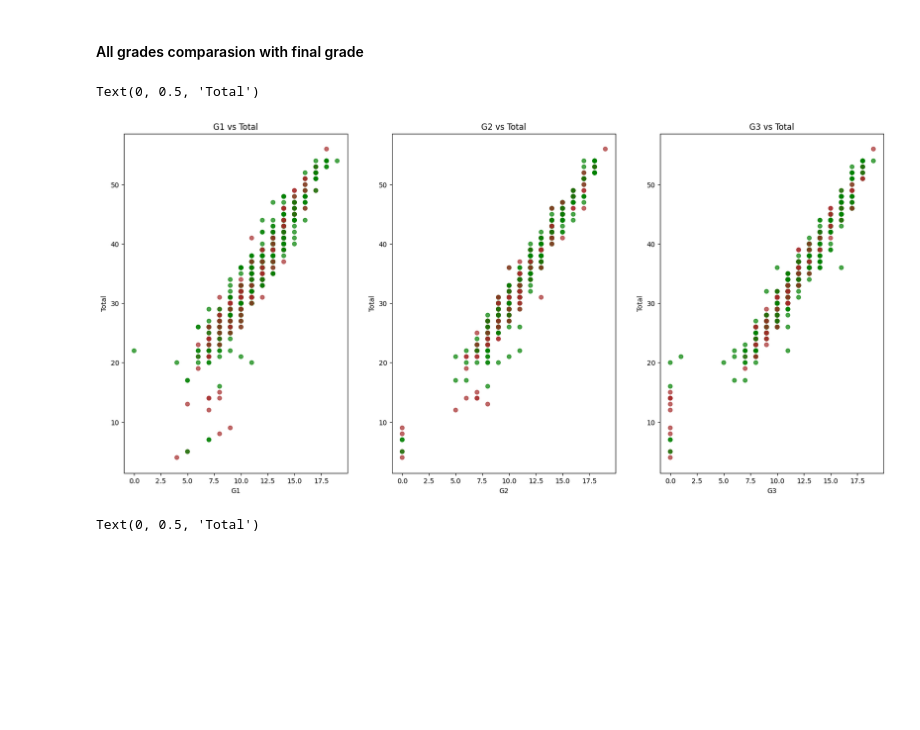
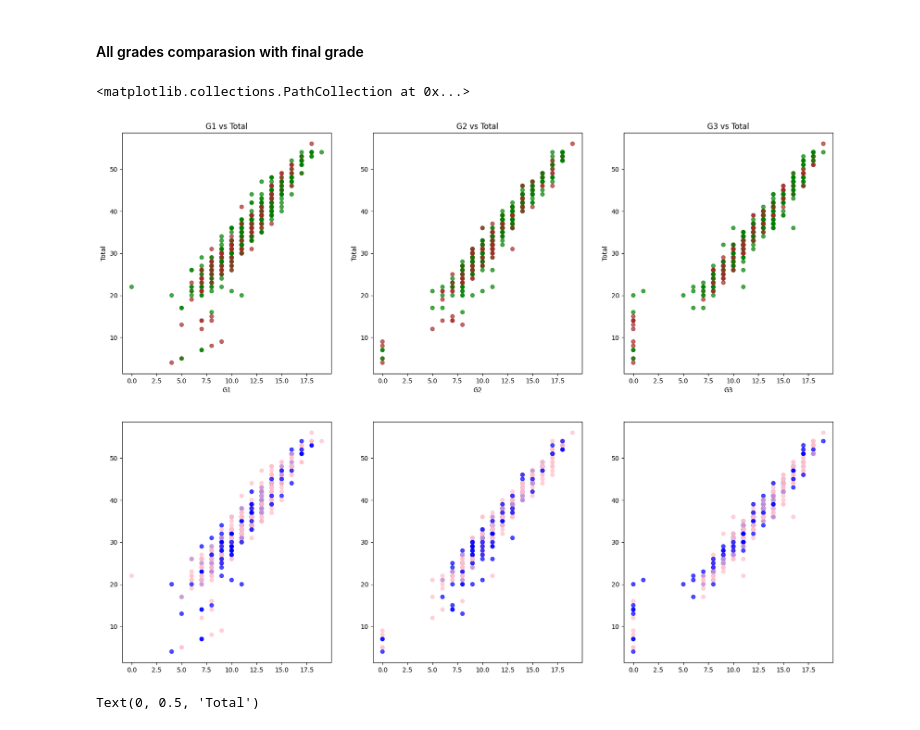
Before and after one commit to VBritis/EDA-StudentPerformance, a Jupyter notebook: EDA.ipynb, the cells around one changed output. Saved outputs shown, nothing was run; the diff lists cells and outputs as text; code cells hidden in the pictures; blank space fills up the shorter version.

```diff
--- a/EDA.ipynb
+++ b/EDA.ipynb
@@ -161,25 +168,39 @@ Text(0, 0.5, 'Mean of Final Grade')
 # %%
 #All grades comparasion with final grade
 colors = {'U': 'green', 'R': 'brown','M': 'blue','F': 'pink'}
-plt.figure(figsize=(20,9))
-plt.subplot(1, 3, 1)
+plt.figure(figsize=(20,15))
+plt.subplot(2, 3, 1)
 plt.scatter(df['G1'], df['total'], color=df['address'].map(colors), alpha=0.7)
 plt.title('G1 vs Total')
 plt.xlabel('G1')
 plt.ylabel('Total')
-plt.subplot(1,3,2)
+
+plt.subplot(2,3,2)
 plt.scatter(df['G2'], df['total'], color=df['address'].map(colors), alpha=0.7)
 plt.title('G2 vs Total')
 plt.xlabel('G2')
 plt.ylabel('Total')
-plt.subplot(1,3,3)
+
+plt.subplot(2,3,3)
 plt.scatter(df['G3'], df['total'], color=df['address'].map(colors), alpha=0.7)
 plt.title('G3 vs Total')
 plt.xlabel('G3')
 plt.ylabel('Total')
+
+
+plt.subplot(2,3,4)
+plt.scatter(df['G1'], df['total'], color=df['sex'].map(colors), alpha=0.7)
+
+
+plt.subplot(2,3,5)
+plt.scatter(df['G2'], df['total'], color=df['sex'].map(colors), alpha=0.7)
+
+
+plt.subplot(2,3,6)
+plt.scatter(df['G3'], df['total'], color=df['sex'].map(colors), alpha=0.7)
 # %% [output]
-Text(0, 0.5, 'Total')
+<matplotlib.collections.PathCollection at 0x...>
-[figure, old version]
+[figure, new version]
 # %%
 #All grades comparasion with final grade
 colorus = {'M': 'blue','F': 'pink'}
```
Also changed, not shown: parts of 5 cells of this notebook.
